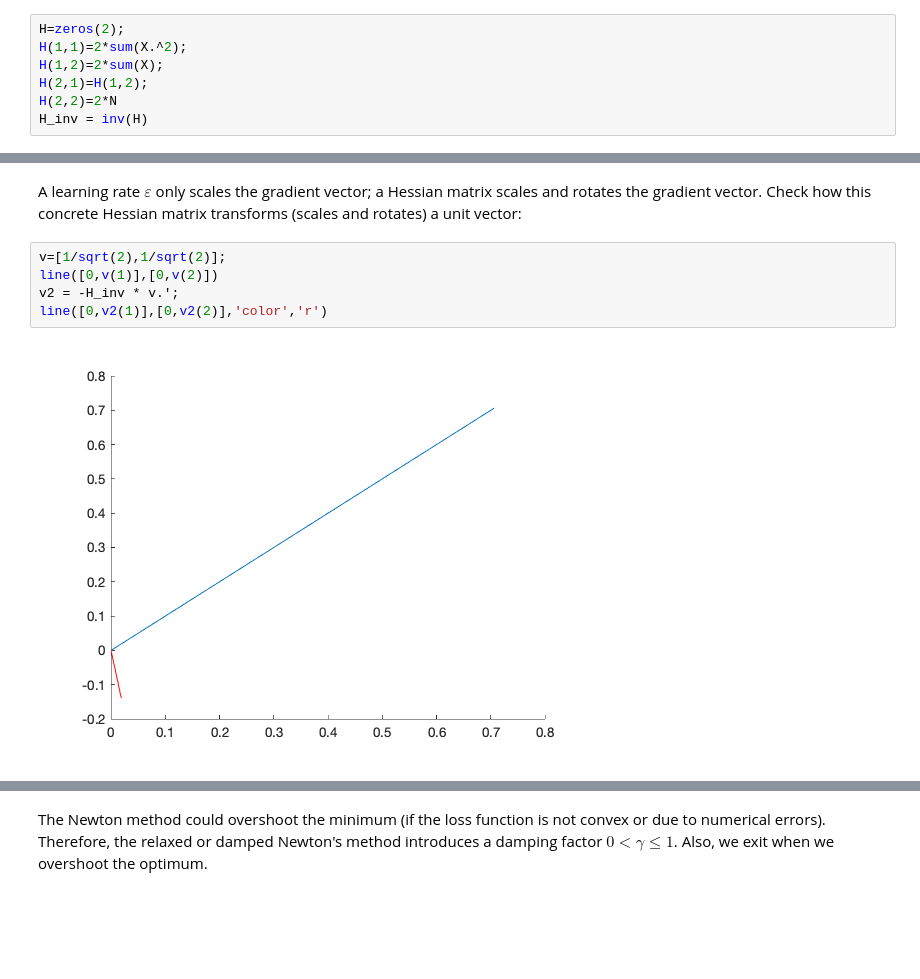
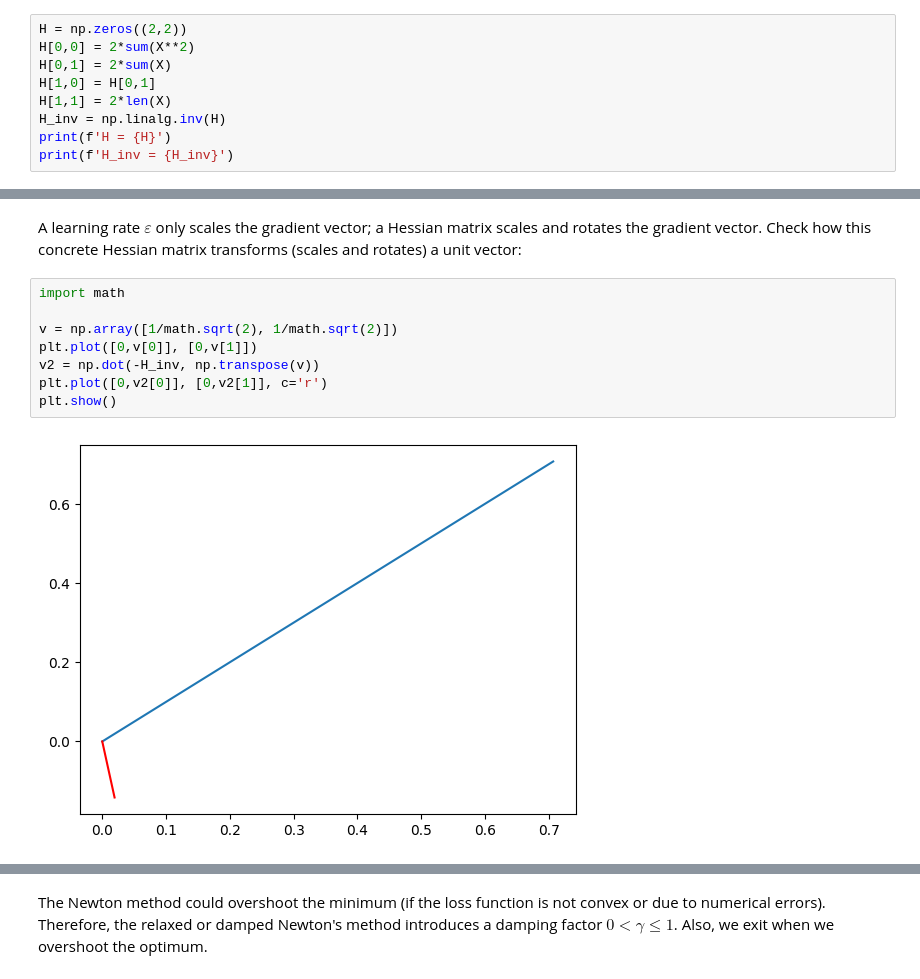
Before and after one commit to gundermann/DML_notebooks, a Jupyter notebook: assignments/assignment4 - Numerical Linear Regression.ipynb, the cells around one changed output, grey strips where cells are left out. Saved outputs shown, nothing was run; the diff lists cells and outputs as text; blank space fills up the shorter version.

```diff
--- a/assignments/assignment4 - Numerical Linear Regression.ipynb
+++ b/assignments/assignment4 - Numerical Linear Regression.ipynb
@@ -356,10 +360,12 @@ $$
 # %% [markdown]
 As in the case for one variable, we observe that $H_{RSS}$ is a constant matrix, i.e., it does not change during the iterations in our quadratic optimization case.
 # %%
-H=zeros(2);
-H(1,1)=2*sum(X.^2);
-H(1,2)=2*sum(X);
-H(2,1)=H(1,2);
-H(2,2)=2*N
-H_inv = inv(H)
+H = np.zeros((2,2))
+H[0,0] = 2*sum(X**2)
+H[0,1] = 2*sum(X)
+H[1,0] = H[0,1]
+H[1,1] = 2*len(X)
+H_inv = np.linalg.inv(H)
+print(f'H = {H}')
+print(f'H_inv = {H_inv}')
 # %% [output]
@@ -388,9 +388,12 @@ $$
 # %% [markdown]
 A learning rate $\varepsilon$ only scales the gradient vector; a Hessian matrix scales and rotates the gradient vector. Check how this concrete Hessian matrix transforms (scales and rotates) a unit vector:
 # %%
-v=[1/sqrt(2),1/sqrt(2)];
-line([0,v(1)],[0,v(2)])
-v2 = -H_inv * v.';
-line([0,v2(1)],[0,v2(2)],'color','r')
+import math
+
+v = np.array([1/math.sqrt(2), 1/math.sqrt(2)])
+plt.plot([0,v[0]], [0,v[1]])
+v2 = np.dot(-H_inv, np.transpose(v))
+plt.plot([0,v2[0]], [0,v2[1]], c='r')
+plt.show()
 # %% [output]
-[figure, old version]
+[figure, new version]
```
Also changed, not shown: parts of 13 cells of this notebook.
